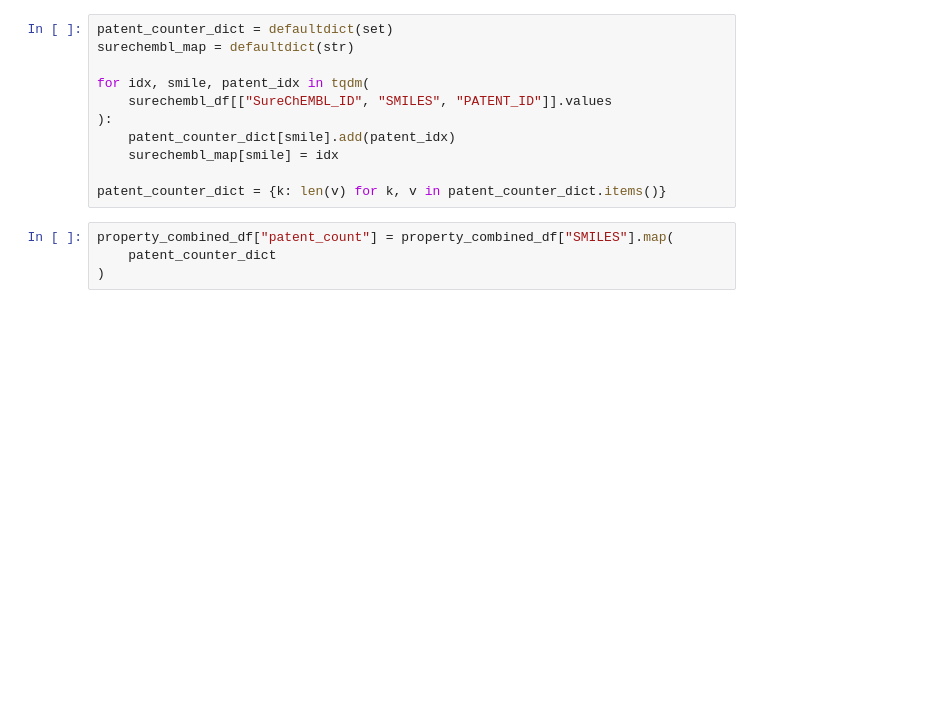
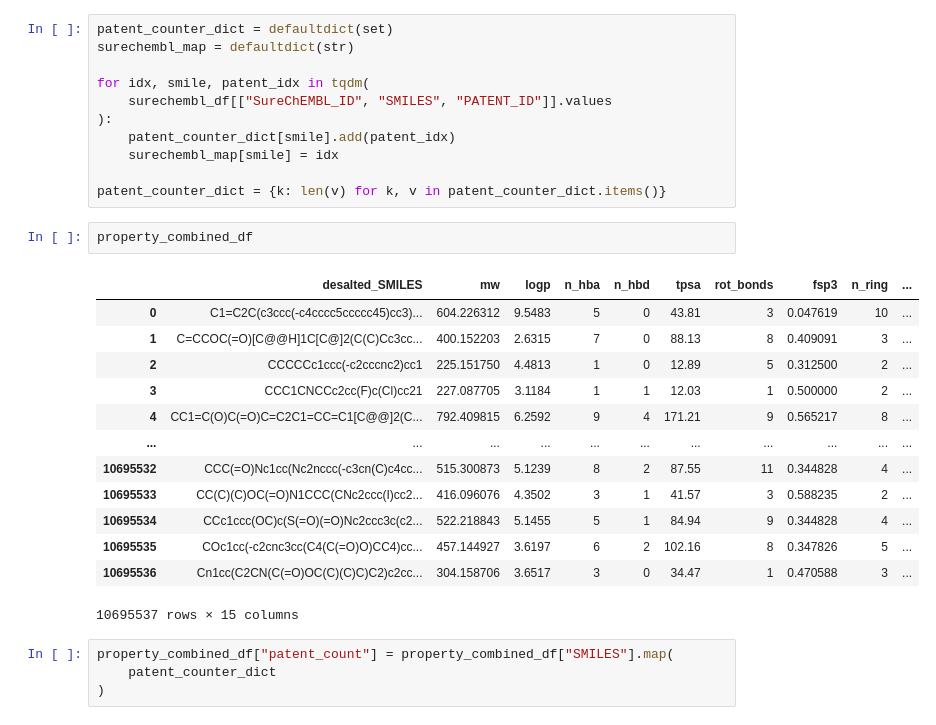
Before and after one commit to AspirinCode/patent-clinical-candidate-characteristics, a Jupyter notebook: notebooks/3_3_1_ro5_overview.ipynb, the cells around one changed output. Cells and saved outputs as stored; diff of their text form; blank space fills up the shorter version.

```diff
--- a/notebooks/3_3_1_ro5_overview.ipynb
+++ b/notebooks/3_3_1_ro5_overview.ipynb
@@ -257,6 +333,22 @@ for idx, smile, patent_idx in tqdm(
     surechembl_map[smile] = idx
 
 patent_counter_dict = {k: len(v) for k, v in patent_counter_dict.items()}
+# %%
+property_combined_df
+# %% [output]
+|  | desalted_SMILES | mw | logp | n_hba | n_hbd | tpsa | rot_bonds | fsp3 | n_ring | ... |
+| 0 | C1=C2C(c3ccc(-c4cccc5ccccc45)cc3)... | 604.226312 | 9.5483 | 5 | 0 | 43.81 | 3 | 0.047619 | 10 | ... |
+| 1 | C=CCOC(=O)[C@@H]1C[C@]2(C(C)Cc3cc... | 400.152203 | 2.6315 | 7 | 0 | 88.13 | 8 | 0.409091 | 3 | ... |
+| 2 | CCCCCc1ccc(-c2cccnc2)cc1 | 225.151750 | 4.4813 | 1 | 0 | 12.89 | 5 | 0.312500 | 2 | ... |
+| 3 | CCC1CNCCc2cc(F)c(Cl)cc21 | 227.087705 | 3.1184 | 1 | 1 | 12.03 | 1 | 0.500000 | 2 | ... |
+| 4 | CC1=C(O)C(=O)C=C2C1=CC=C1[C@@]2(C... | 792.409815 | 6.2592 | 9 | 4 | 171.21 | 9 | 0.565217 | 8 | ... |
+| ... | ... | ... | ... | ... | ... | ... | ... | ... | ... | ... |
+| 10695532 | CCC(=O)Nc1cc(Nc2nccc(-c3cn(C)c4cc... | 515.300873 | 5.1239 | 8 | 2 | 87.55 | 11 | 0.344828 | 4 | ... |
+| 10695533 | CC(C)(C)OC(=O)N1CCC(CNc2ccc(I)cc2... | 416.096076 | 4.3502 | 3 | 1 | 41.57 | 3 | 0.588235 | 2 | ... |
+| 10695534 | CCc1ccc(OC)c(S(=O)(=O)Nc2ccc3c(c2... | 522.218843 | 5.1455 | 5 | 1 | 84.94 | 9 | 0.344828 | 4 | ... |
+| 10695535 | COc1cc(-c2cnc3cc(C4(C(=O)O)CC4)cc... | 457.144927 | 3.6197 | 6 | 2 | 102.16 | 8 | 0.347826 | 5 | ... |
+| 10695536 | Cn1cc(C2CN(C(=O)OC(C)(C)C)C2)c2cc... | 304.158706 | 3.6517 | 3 | 0 | 34.47 | 1 | 0.470588 | 3 | ... |
+10695537 rows × 15 columns
 # %%
 property_combined_df["patent_count"] = property_combined_df["SMILES"].map(
     patent_counter_dict
```
Also changed, not shown: parts of 10 cells of this notebook, 2 other files.
